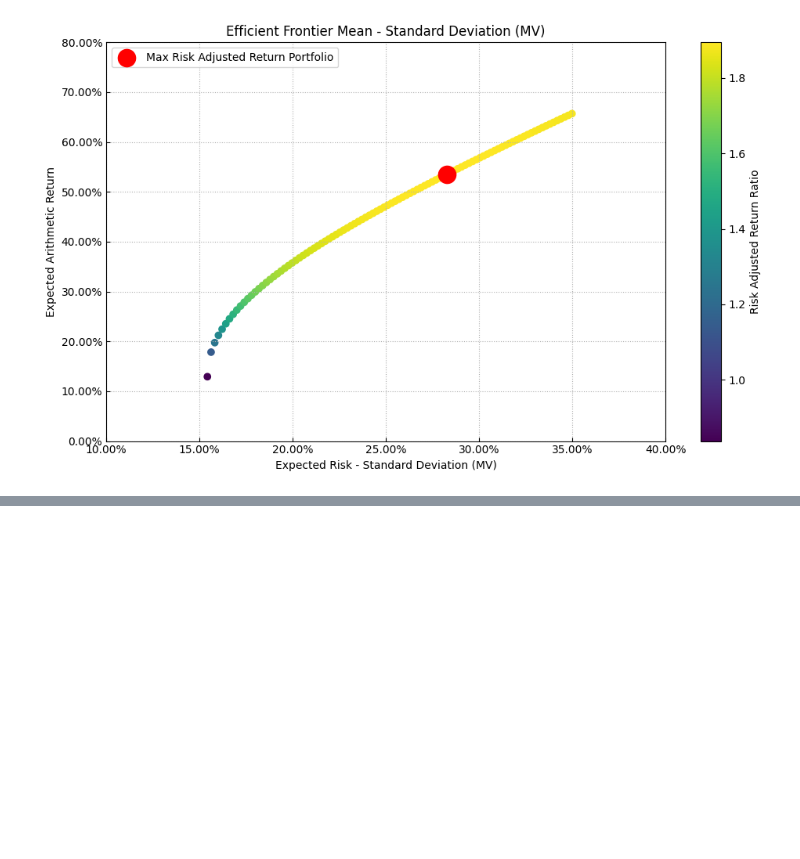
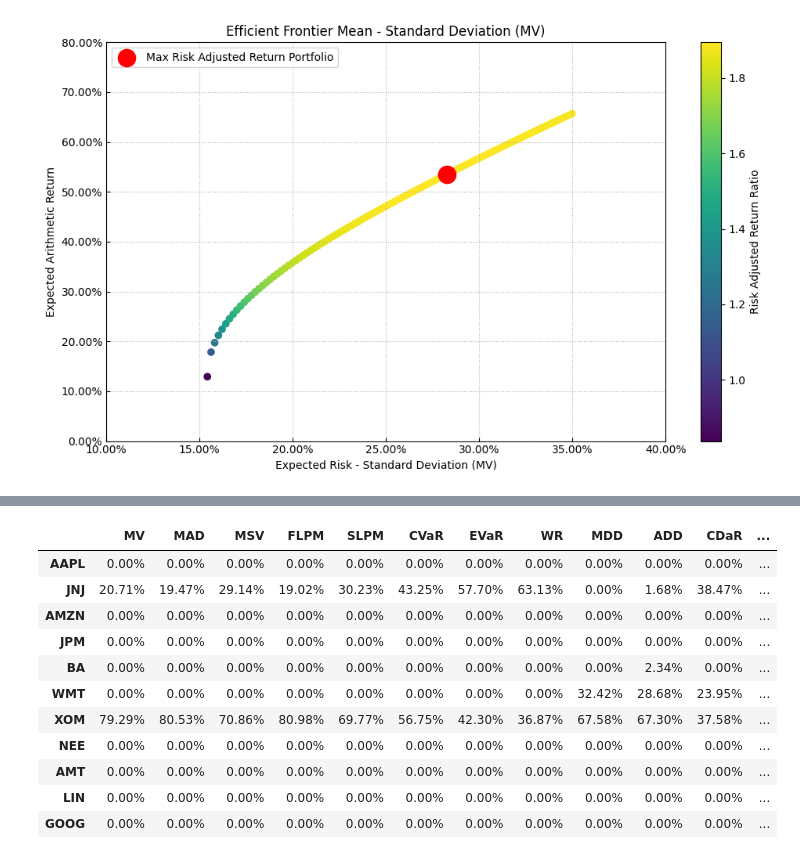
Before and after one commit to sarahnourgh/portfolio_optimization, a Jupyter notebook: Markovits framework/markovitz.ipynb, the cells around one changed output, grey strips where cells are left out. Saved outputs shown, nothing was run; the diff lists cells and outputs as text; code cells hidden in the pictures; blank space fills up the shorter version.

```diff
--- a/Markovits framework/markovitz.ipynb
+++ b/Markovits framework/markovitz.ipynb
@@ -178,0 +198,26 @@ ax = rp.plot_frontier(w_frontier=frontier, mu= mu, cov= cov, rm =  rm, rf= rf, r
+# %%
+#list of risk measures
+Risk_mes = ['MV', 'MAD', 'MSV', 'FLPM', 'SLPM', 'CVaR','EVaR', 'WR', 'MDD', 'ADD', 'CDaR', 'UCI', 'EDaR']
+
+#weights for each risk measure
+weights_risks = pd.DataFrame(index=stock_list, columns=Risk_mes)
+#calculate the weights for each risk measure
+for m_risk in Risk_mes:
+    w_risk = portfolio.optimization(model=model, rm=m_risk, obj=obj, rf=rf, l=l, hist=hist)
+    weights_risks[m_risk] = w_risk
+
+#styling the table
+weights_risks.style.format("{:.2%}").background_gradient(cmap='Greens')
+# %% [output]
+|  | MV | MAD | MSV | FLPM | SLPM | CVaR | EVaR | WR | MDD | ADD | CDaR | ... |
+| AAPL | 0.00% | 0.00% | 0.00% | 0.00% | 0.00% | 0.00% | 0.00% | 0.00% | 0.00% | 0.00% | 0.00% | ... |
+| JNJ | 20.71% | 19.47% | 29.14% | 19.02% | 30.23% | 43.25% | 57.70% | 63.13% | 0.00% | 1.68% | 38.47% | ... |
+| AMZN | 0.00% | 0.00% | 0.00% | 0.00% | 0.00% | 0.00% | 0.00% | 0.00% | 0.00% | 0.00% | 0.00% | ... |
+| JPM | 0.00% | 0.00% | 0.00% | 0.00% | 0.00% | 0.00% | 0.00% | 0.00% | 0.00% | 0.00% | 0.00% | ... |
+| BA | 0.00% | 0.00% | 0.00% | 0.00% | 0.00% | 0.00% | 0.00% | 0.00% | 0.00% | 2.34% | 0.00% | ... |
+| WMT | 0.00% | 0.00% | 0.00% | 0.00% | 0.00% | 0.00% | 0.00% | 0.00% | 32.42% | 28.68% | 23.95% | ... |
+| XOM | 79.29% | 80.53% | 70.86% | 80.98% | 69.77% | 56.75% | 42.30% | 36.87% | 67.58% | 67.30% | 37.58% | ... |
+| NEE | 0.00% | 0.00% | 0.00% | 0.00% | 0.00% | 0.00% | 0.00% | 0.00% | 0.00% | 0.00% | 0.00% | ... |
+| AMT | 0.00% | 0.00% | 0.00% | 0.00% | 0.00% | 0.00% | 0.00% | 0.00% | 0.00% | 0.00% | 0.00% | ... |
+| LIN | 0.00% | 0.00% | 0.00% | 0.00% | 0.00% | 0.00% | 0.00% | 0.00% | 0.00% | 0.00% | 0.00% | ... |
+| GOOG | 0.00% | 0.00% | 0.00% | 0.00% | 0.00% | 0.00% | 0.00% | 0.00% | 0.00% | 0.00% | 0.00% | ... |
```
Also changed, not shown: parts of 2 cells of this notebook.
